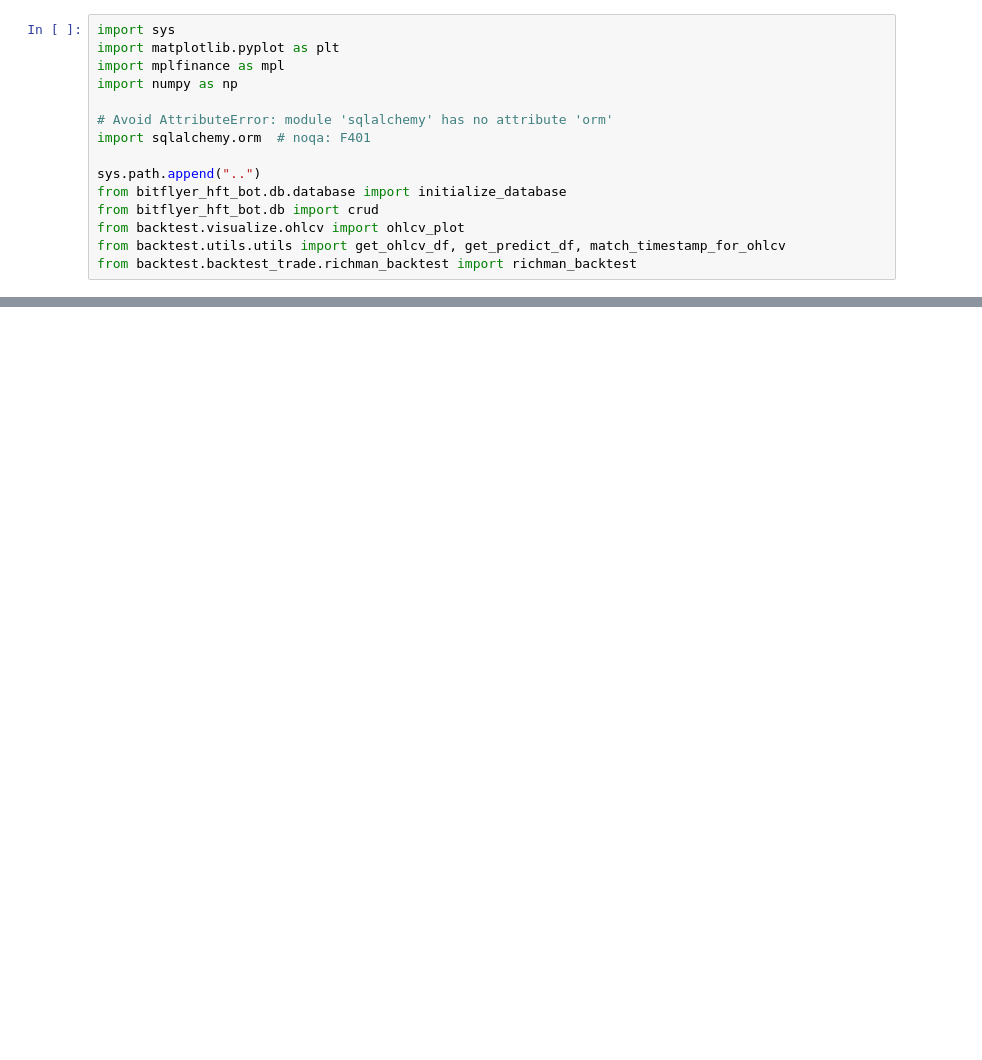
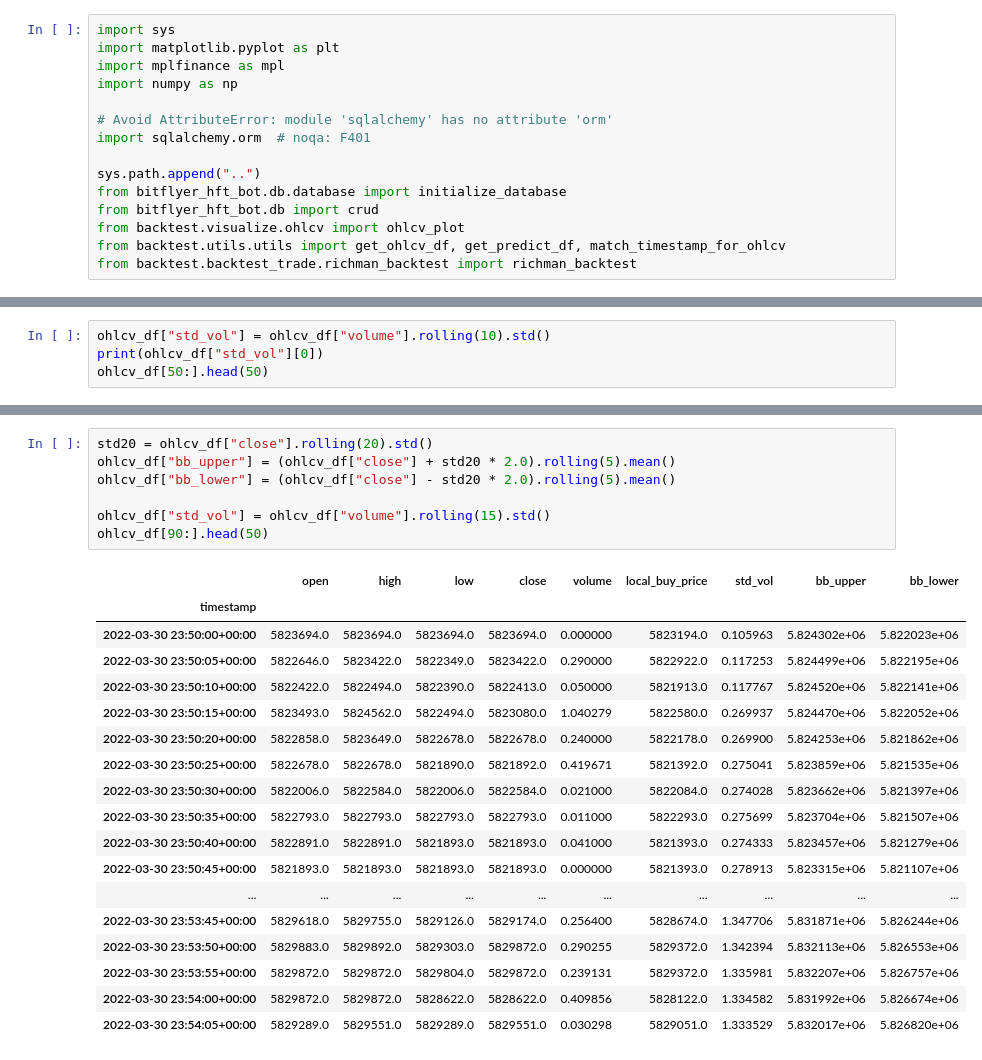
Before and after one commit to tsugumi-sys/bitflyer-ws-trade, a Jupyter notebook: backtest/main.ipynb, the cells around one changed output, grey strips where cells are left out. Drawn from its saved outputs; the diff is of its cells as text; blank space fills up the shorter version.

```diff
--- a/backtest/main.ipynb
+++ b/backtest/main.ipynb
@@ -152,0 +213,4 @@ merged_buy_df[['price', "local_buy_price", "subt_online_local"]].tail(30)
+# %%
+ohlcv_df["std_vol"] = ohlcv_df["volume"].rolling(10).std()
+print(ohlcv_df["std_vol"][0])
+ohlcv_df[50:].head(50)
@@ -152,0 +237,26 @@ merged_buy_df[['price', "local_buy_price", "subt_online_local"]].tail(30)
+# %%
+std20 = ohlcv_df["close"].rolling(20).std()
+ohlcv_df["bb_upper"] = (ohlcv_df["close"] + std20 * 2.0).rolling(5).mean()
+ohlcv_df["bb_lower"] = (ohlcv_df["close"] - std20 * 2.0).rolling(5).mean()
+
+ohlcv_df["std_vol"] = ohlcv_df["volume"].rolling(15).std()
+ohlcv_df[90:].head(50)
+# %% [output]
+|  | open | high | low | close | volume | local_buy_price | std_vol | bb_upper | bb_lower |
+| timestamp |  |  |  |  |  |  |  |  |  |
+| 2022-03-30 23:50:00+00:00 | 5823694.0 | 5823694.0 | 5823694.0 | 5823694.0 | 0.000000 | 5823194.0 | 0.105963 | 5.824302e+06 | 5.822023e+06 |
+| 2022-03-30 23:50:05+00:00 | 5822646.0 | 5823422.0 | 5822349.0 | 5823422.0 | 0.290000 | 5822922.0 | 0.117253 | 5.824499e+06 | 5.822195e+06 |
+| 2022-03-30 23:50:10+00:00 | 5822422.0 | 5822494.0 | 5822390.0 | 5822413.0 | 0.050000 | 5821913.0 | 0.117767 | 5.824520e+06 | 5.822141e+06 |
+| 2022-03-30 23:50:15+00:00 | 5823493.0 | 5824562.0 | 5822494.0 | 5823080.0 | 1.040279 | 5822580.0 | 0.269937 | 5.824470e+06 | 5.822052e+06 |
+| 2022-03-30 23:50:20+00:00 | 5822858.0 | 5823649.0 | 5822678.0 | 5822678.0 | 0.240000 | 5822178.0 | 0.269900 | 5.824253e+06 | 5.821862e+06 |
+| 2022-03-30 23:50:25+00:00 | 5822678.0 | 5822678.0 | 5821890.0 | 5821892.0 | 0.419671 | 5821392.0 | 0.275041 | 5.823859e+06 | 5.821535e+06 |
+| 2022-03-30 23:50:30+00:00 | 5822006.0 | 5822584.0 | 5822006.0 | 5822584.0 | 0.021000 | 5822084.0 | 0.274028 | 5.823662e+06 | 5.821397e+06 |
+| 2022-03-30 23:50:35+00:00 | 5822793.0 | 5822793.0 | 5822793.0 | 5822793.0 | 0.011000 | 5822293.0 | 0.275699 | 5.823704e+06 | 5.821507e+06 |
+| 2022-03-30 23:50:40+00:00 | 5822891.0 | 5822891.0 | 5821893.0 | 5821893.0 | 0.041000 | 5821393.0 | 0.274333 | 5.823457e+06 | 5.821279e+06 |
+| 2022-03-30 23:50:45+00:00 | 5821893.0 | 5821893.0 | 5821893.0 | 5821893.0 | 0.000000 | 5821393.0 | 0.278913 | 5.823315e+06 | 5.821107e+06 |
+| ... | ... | ... | ... | ... | ... | ... | ... | ... | ... |
+| 2022-03-30 23:53:45+00:00 | 5829618.0 | 5829755.0 | 5829126.0 | 5829174.0 | 0.256400 | 5828674.0 | 1.347706 | 5.831871e+06 | 5.826244e+06 |
+| 2022-03-30 23:53:50+00:00 | 5829883.0 | 5829892.0 | 5829303.0 | 5829872.0 | 0.290255 | 5829372.0 | 1.342394 | 5.832113e+06 | 5.826553e+06 |
+| 2022-03-30 23:53:55+00:00 | 5829872.0 | 5829872.0 | 5829804.0 | 5829872.0 | 0.239131 | 5829372.0 | 1.335981 | 5.832207e+06 | 5.826757e+06 |
+| 2022-03-30 23:54:00+00:00 | 5829872.0 | 5829872.0 | 5828622.0 | 5828622.0 | 0.409856 | 5828122.0 | 1.334582 | 5.831992e+06 | 5.826674e+06 |
+| 2022-03-30 23:54:05+00:00 | 5829289.0 | 5829551.0 | 5829289.0 | 5829551.0 | 0.030298 | 5829051.0 | 1.333529 | 5.832017e+06 | 5.826820e+06 |
```
Also changed, not shown: parts of 13 cells of this notebook.
